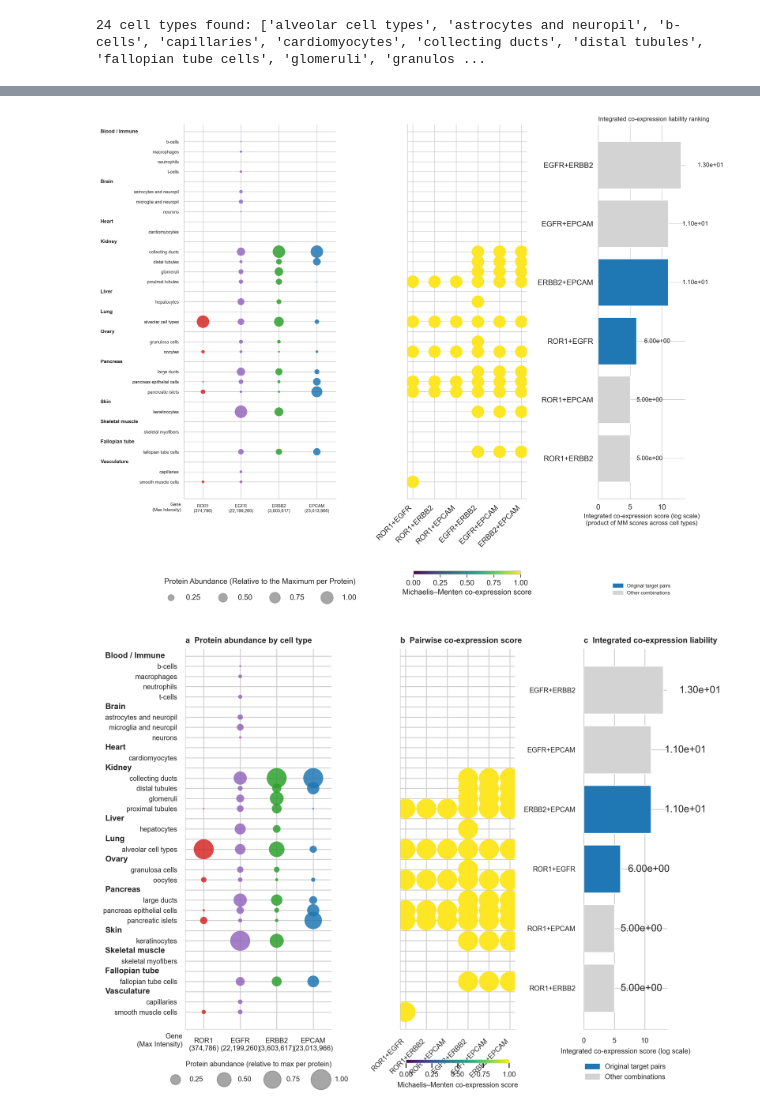
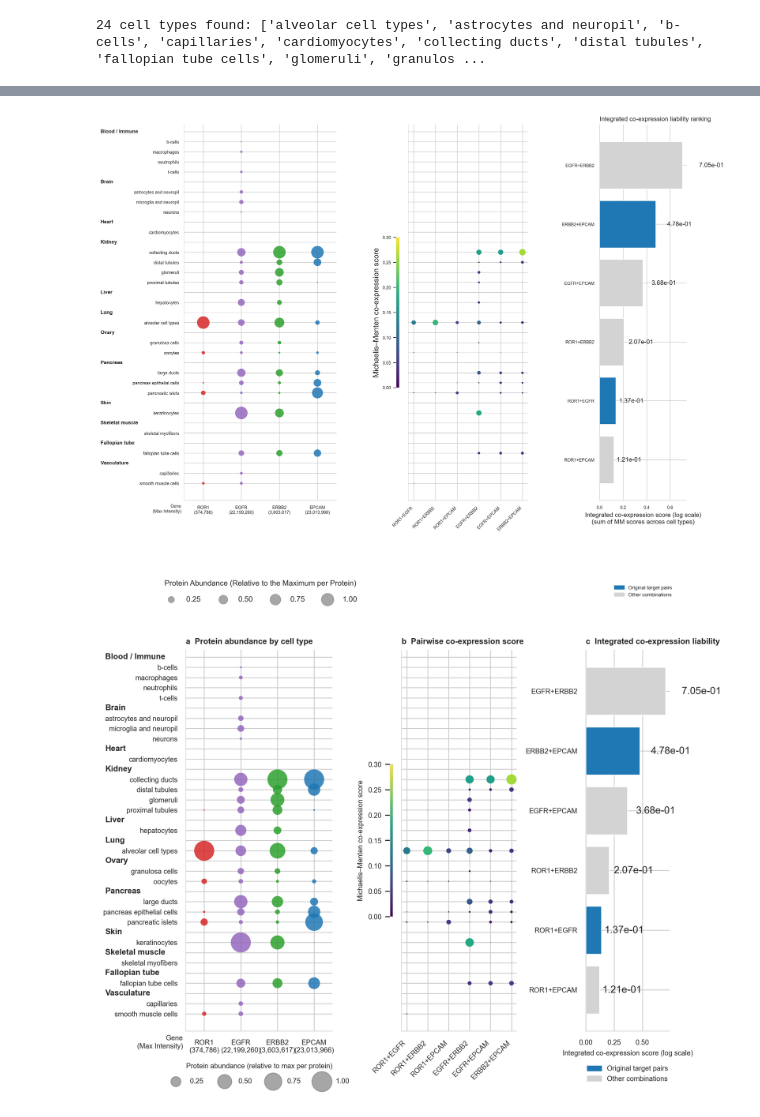
Before and after one commit to GretzmacherN/CAP, a Jupyter notebook: 0_HPA_Norm.ipynb, the cells around one changed output, grey strips where cells are left out. Drawn from its saved outputs; the diff is of its cells as text; code cells hidden in the pictures.

```diff
--- a/0_HPA_Norm.ipynb
+++ b/0_HPA_Norm.ipynb
@@ -401,39 +381,32 @@ for a, b in gene_pairs:
 # %%
 def plot_coexpression_panel(ax, coexpression, plot_rows):
 
-    # same coordinate system as abundance panel
     y_pos = np.arange(len(plot_rows))[::-1]
-
     pair_cols = coexpression.columns.tolist()
 
-    sc = None
-
-    for pi, pair in enumerate(pair_cols):
-
-        xs = []
-        ys = []
-        scores = []
+    # cap the colour/size scale just above the observed max score
+    # instead of the theoretical 0-1 range
+    vmax = np.ceil(coexpression.values.max() * 10) / 10
 
 
+    sc = None
+    for pi, pair in enumerate(pair_cols):
+        xs, ys, scores = [], [], []
         for yi, row in enumerate(plot_rows):
-
             if row["is_header"]:
                 continue
-
             ct = row["celltype"]
-
             xs.append(pi)
             ys.append(y_pos[yi])
             scores.append(coexpression.loc[ct, pair])
 
         sc = ax.scatter(
-            xs,
-            ys,
+            xs, ys,
             s=np.array(scores) * SIZE_SCALE,
             c=scores,
             cmap="viridis",
             vmin=0,
-            vmax=1,
+            vmax=vmax,          # was: vmax=1
             edgecolors="none",
         )
 
@@ -447,7 +420,9 @@ def plot_coexpression_panel(ax, coexpression, plot_rows):
 
     return sc
 # %%
-# CTLI = unweighted count of cell types where the pair's AND-gate is true
+# CTLI (integrated co-expression liability) = the pairwise MM scores ADDED
+# (summed) across all cell types for each gene pair — an additive liability,
+# not a product and not a simple detection count.
 ctli = coexpression.sum(axis=0, skipna=True).sort_values()
 #ctli = coexpression.mean(axis=0).sort_values()
 
@@ -463,7 +438,8 @@ def plot_ctli_panel(ax, ctli, target_pairs):
         ax.text(val * 1.2, i, f"{val:.2e}", va="center", fontsize=10)
 
     ax.set_xlabel(
-        "Integrated co-expression score (log scale)\n(product of MM scores across cell types)",
+        # after
+        "Integrated co-expression score (log scale)\n(sum of MM scores across cell types)",
         fontsize=10
     )
     ax.set_title("Integrated co-expression liability ranking", fontsize=10, loc="left")
@@ -475,6 +451,7 @@ sns.set_theme(style="whitegrid", context="paper", palette="colorblind")
 plt.rcParams.update({"font.size": 12, "axes.titlesize": 12, "axes.labelsize": 12, "xtick.labelsize": 12, "ytick.labelsize": 12})
 plt.rcParams["figure.dpi"] = 300
 # %%
+from mpl_toolkits.axes_grid1 import make_axes_locatable
 FONTSIZE = 7
 # -------------------------------------------------------------------------
 # Figure
@@ -561,23 +538,21 @@ legA.legend(
 # -------------------------------------------------------------------------
 # Legend B (colorbar)
 # -------------------------------------------------------------------------
-legB.axis("off")
+# after
+legB.axis("off")   # kept empty, just for grid row alignment
 
-cbar = fig.colorbar(
-    sc,
-    ax=legB,
-    orientation="horizontal",
-    fraction=1.0,
-    pad=0.4,
-    aspect=30,
-    shrink=0.9
-)
+# [x0, y0, width, height] in axB's own axes-fraction coordinates;
+# x0 negative places it just left of axB, y0/height control vertical
+# span so it's shorter than the full plot height
+cax = axB.inset_axes([-0.10, 0.3, 0.025, 0.4])
 
+cbar = fig.colorbar(sc, cax=cax, orientation="vertical")
+cbar.ax.yaxis.set_ticks_position("left")
+cbar.ax.yaxis.set_label_position("left")
 cbar.set_label(
     "Michaelis–Menten co-expression score",
-    fontsize=12,
+    fontsize=12,   # use FONTSIZE in the second (SVG) block
 )
-
 # -------------------------------------------------------------------------
 # Legend C
 # -------------------------------------------------------------------------
@@ -619,13 +594,12 @@ panelHPA_data = {
 with open(FIGDATA_DIR / "fig_hpa_coexpression_panels.pkl", "wb") as f:
     pickle.dump(panelHPA_data, f)
 # %% [output]
-[figure, old version]
+[figure, new version]
 # %%
 import pickle
 import itertools
 import numpy as np
 import matplotlib.pyplot as plt
-import matplotlib.gridspec as gridspec
 import matplotlib.patches as mpatches
 
 with open(FIGDATA_DIR / "fig_hpa_coexpression_panels.pkl", "rb") as f:
@@ -671,33 +645,37 @@ legC = fig.add_subplot(gs[1, 2]); legC.axis("off")
 plot_abundance_panel(axA, abundance_wide, abundance_norm, GENE_ORDER, GENE_COLORS, plot_rows)
 axA.set_title("a  Protein abundance by cell type", fontsize=FONTSIZE + 1, fontweight="bold", loc="left", pad=6)
 
 # --------------------------------------------------------------- b) Co-expression
 sc = plot_coexpression_panel(axB, coexpression, plot_rows)
 axB.set_title("b  Pairwise co-expression score", fontsize=FONTSIZE + 1, fontweight="bold", loc="left", pad=6)
 
 # --------------------------------------------------------------- c) CTLI ranking
 plot_ctli_panel(axC, ctli, TARGET_PAIRS)
 axC.set_title("c  Integrated co-expression liability", fontsize=FONTSIZE + 1, fontweight="bold", loc="left", pad=6)
 axC.set_xlabel("Integrated co-expression score (log scale)", fontsize=FONTSIZE)
 
 # --------------------------------------------------------------- Legend A (bubble sizes)
 handles = [plt.scatter([], [], s=f * SIZE_SCALE, color="grey", alpha=0.7) for f in [0.25, 0.50, 0.75, 1.00]]
 legA.legend(handles, ["0.25", "0.50", "0.75", "1.00"],
             title="Protein abundance (relative to max per protein)", ncol=4, loc="center",
             frameon=False, fontsize=FONTSIZE, title_fontsize=FONTSIZE,
             handletextpad=1.0, columnspacing=2.0, borderpad=1.0, labelspacing=1.2)
 
 # --------------------------------------------------------------- Legend B (colourbar)
-cbar = fig.colorbar(sc, ax=legB, orientation="horizontal", fraction=1.0, pad=0.4, aspect=30, shrink=0.9)
+# after
+# --------------------------------------------------------------- Legend B (colourbar)
+cax = axB.inset_axes([-0.10, 0.3, 0.025, 0.4])
+cbar = fig.colorbar(sc, cax=cax, orientation="vertical")
+cbar.ax.yaxis.set_ticks_position("left")
+cbar.ax.yaxis.set_label_position("left")
 cbar.set_label("Michaelis–Menten co-expression score", fontsize=FONTSIZE)
 cbar.ax.tick_params(labelsize=FONTSIZE)
-
 # --------------------------------------------------------------- Legend C
 highlight_patch = mpatches.Patch(color="#1f77b4", label="Original target pairs")
 other_patch = mpatches.Patch(color="lightgrey", label="Other combinations")
 legC.legend(handles=[highlight_patch, other_patch], loc="center", frameon=False, fontsize=FONTSIZE)
 
 fig.savefig(ENV_FIGURE_DIR / "Figure_HPA_coexpression.svg", format="svg", bbox_inches="tight")
 plt.show()
 # %% [output]
-[figure, old version]
+[figure, new version]
```
Also changed, not shown: parts of 2 cells of this notebook.
